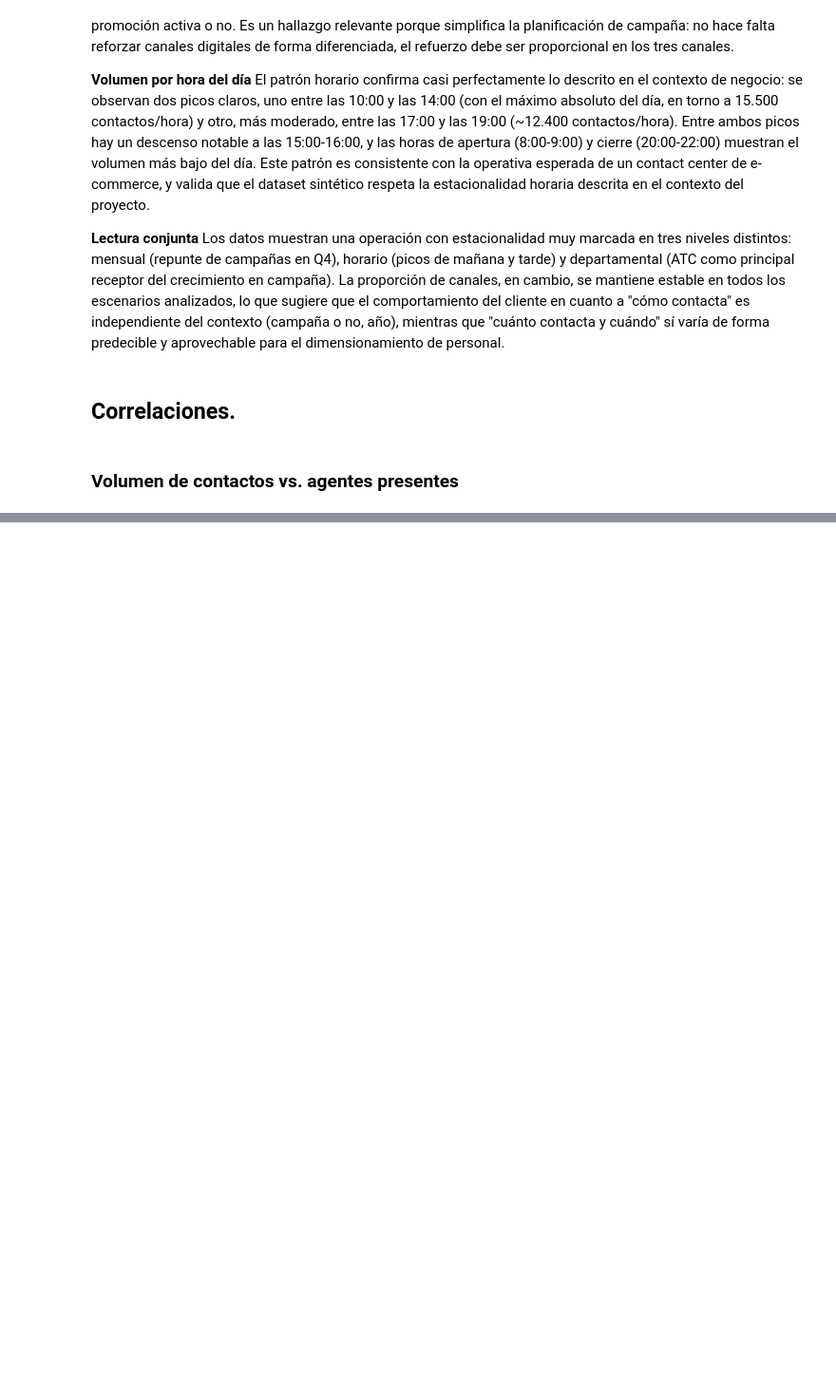
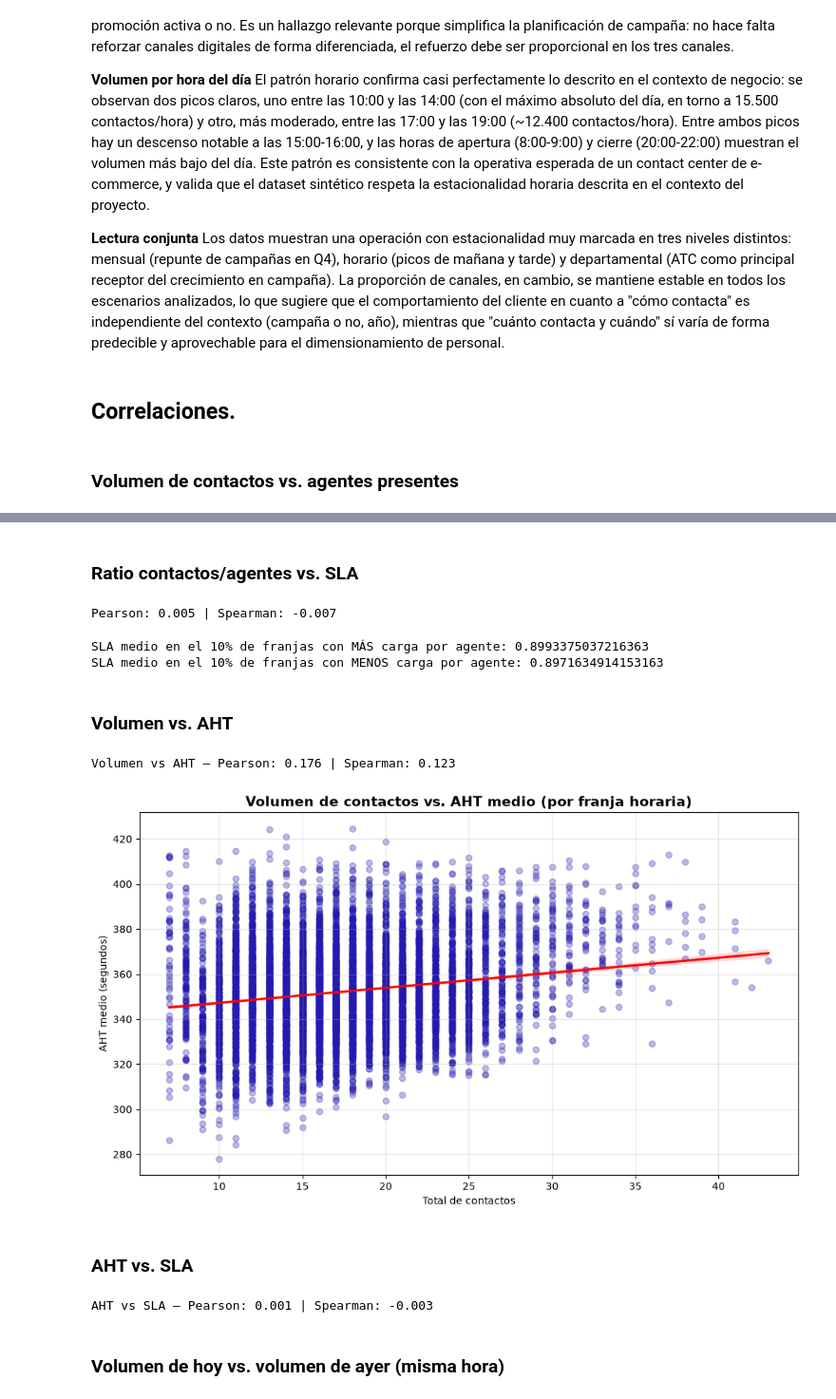
Before and after one commit to RosaSierr0609/contact-center-workforce-prediction, a Jupyter notebook: 1. EDA.ipynb, the cells around one changed output, grey strips where cells are left out. Shown at 95% size. Cells and saved outputs as stored; diff of their text form; code cells hidden in the pictures; blank space fills up the shorter version.

```diff
--- a/1. EDA.ipynb
+++ b/1. EDA.ipynb
@@ -358,0 +368,8 @@ Los datos muestran una operación con estacionalidad muy marcada en tres niveles
+# %%
+contactos_hora = df_contactos.groupby(['fecha', 'hora_inicio']).size().reset_index(name='total_contactos')
+
+tabla_cruzada = contactos_hora.merge(
+    df_agentes[['fecha', 'hora_inicio', 'agentes_presentes']],
+    on=['fecha', 'hora_inicio'],
+    how='inner'
+)
@@ -358,0 +399,67 @@ Los datos muestran una operación con estacionalidad muy marcada en tres niveles
+# %% [markdown]
+### Ratio contactos/agentes vs. SLA
+# %%
+# SLA cumplido agregado por fecha y hora (proporción de contactos con SLA cumplido en esa franja)
+sla_hora = df_contactos.groupby(['fecha', 'hora_inicio'])['SLA_cumplido'].mean().reset_index()
+
+# Añadir a la tabla cruzada
+tabla_cruzada = tabla_cruzada.merge(sla_hora, on=['fecha', 'hora_inicio'], how='inner')
+
+# Calcular el ratio contactos por agente presente
+tabla_cruzada['ratio_contactos_agente'] = tabla_cruzada['total_contactos'] / tabla_cruzada['agentes_presentes']
+
+# Correlación
+pearson_ratio_sla = tabla_cruzada['ratio_contactos_agente'].corr(tabla_cruzada['SLA_cumplido'])
+spearman_ratio_sla = tabla_cruzada['ratio_contactos_agente'].corr(tabla_cruzada['SLA_cumplido'], method='spearman')
+print(f'Pearson: {pearson_ratio_sla:.3f} | Spearman: {spearman_ratio_sla:.3f}')
+# %% [output]
+Pearson: 0.005 | Spearman: -0.007
+# %%
+# Comparar el SLA medio en el 10% de franjas con mayor ratio vs. el 10% con menor ratio
+top10 = tabla_cruzada.nlargest(int(len(tabla_cruzada)*0.1), 'ratio_contactos_agente')
+bottom10 = tabla_cruzada.nsmallest(int(len(tabla_cruzada)*0.1), 'ratio_contactos_agente')
+
+print('SLA medio en el 10% de franjas con MÁS carga por agente:', top10['SLA_cumplido'].mean())
+print('SLA medio en el 10% de franjas con MENOS carga por agente:', bottom10['SLA_cumplido'].mean())
+# %% [output]
+SLA medio en el 10% de franjas con MÁS carga por agente: 0.8993375037216363
+SLA medio en el 10% de franjas con MENOS carga por agente: 0.8971634914153163
+# %% [markdown]
+### Volumen vs. AHT
+# %%
+aht_hora = df_contactos.groupby(['fecha', 'hora_inicio'])['duracion_segundos'].mean().reset_index(name='aht_medio')
+
+tabla_cruzada = tabla_cruzada.merge(aht_hora, on=['fecha', 'hora_inicio'], how='inner')
+
+pearson_vol_aht = tabla_cruzada['total_contactos'].corr(tabla_cruzada['aht_medio'])
+spearman_vol_aht = tabla_cruzada['total_contactos'].corr(tabla_cruzada['aht_medio'], method='spearman')
+print(f'Volumen vs AHT — Pearson: {pearson_vol_aht:.3f} | Spearman: {spearman_vol_aht:.3f}')
+# %% [output]
+Volumen vs AHT — Pearson: 0.176 | Spearman: 0.123
+# %%
+plt.figure(figsize=(10, 6))
+sns.regplot(
+    data=tabla_cruzada,
+    x='total_contactos',
+    y='aht_medio',
+    scatter_kws={'alpha': 0.3, 'color': '#241ab1'},
+    line_kws={'color': 'red'}
+)
+plt.title('Volumen de contactos vs. AHT medio (por franja horaria)', fontsize=14, fontweight='bold')
+plt.xlabel('Total de contactos')
+plt.ylabel('AHT medio (segundos)')
+plt.grid(True, alpha=0.3)
+plt.tight_layout()
+plt.show()
+# %% [output]
+[figure, added]
+# %% [markdown]
+### AHT vs. SLA
+# %%
+pearson_aht_sla = tabla_cruzada['aht_medio'].corr(tabla_cruzada['SLA_cumplido'])
+spearman_aht_sla = tabla_cruzada['aht_medio'].corr(tabla_cruzada['SLA_cumplido'], method='spearman')
+print(f'AHT vs SLA — Pearson: {pearson_aht_sla:.3f} | Spearman: {spearman_aht_sla:.3f}')
+# %% [output]
+AHT vs SLA — Pearson: 0.001 | Spearman: -0.003
+# %% [markdown]
+### Volumen de hoy vs. volumen de ayer (misma hora)
```
Also changed, not shown: parts of 10 cells of this notebook.
